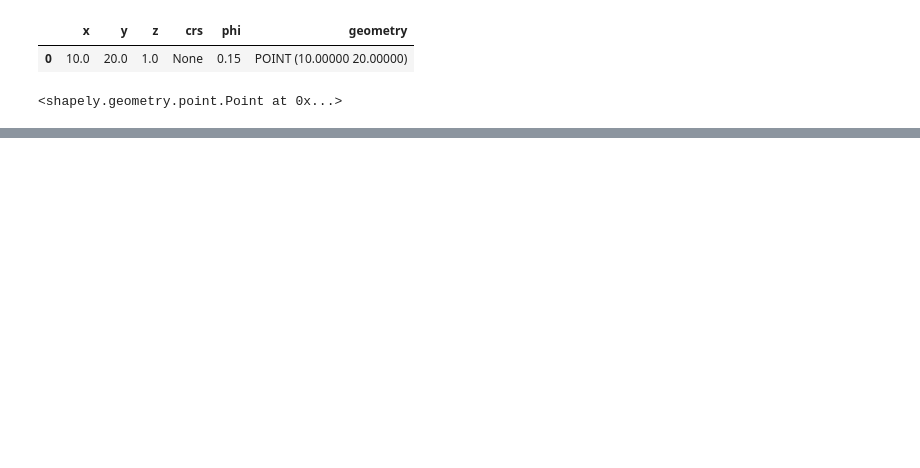
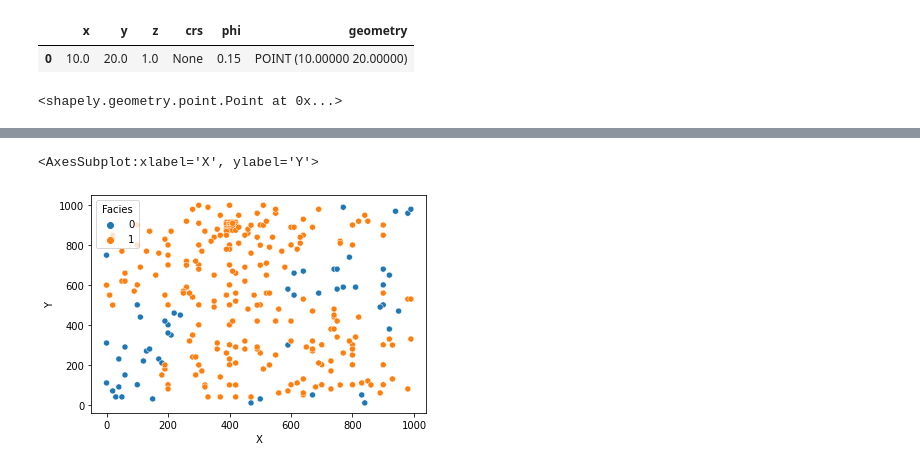
Before and after one commit to scuervo91/volumetricspy, a Jupyter notebook: docs/examples/3-Points/points.ipynb, the cells around one changed output, grey strips where cells are left out. Saved outputs shown, nothing was run; the diff lists cells and outputs as text; code cells hidden in the pictures; blank space fills up the shorter version.

```diff
--- a/docs/examples/3-Points/points.ipynb
+++ b/docs/examples/3-Points/points.ipynb
@@ -13,3 +19,7 @@ p1.df()
 p1.to_shapely()
 # %% [output]
 <shapely.geometry.point.Point at 0x...>
+# %%
+#df = pd.read_csv('sample_data_biased.csv')     # load our data table
+df = pd.read_csv('https://raw.githubusercontent.com/GeostatsGuy/GeoDataSets/master/sample_data_biased.csv')
+df
@@ -15,0 +60,5 @@ p1.to_shapely()
+# %%
+sns.scatterplot(x='X', y='Y', data=df,hue='Facies')
+# %% [output]
+<AxesSubplot:xlabel='X', ylabel='Y'>
+[figure, added]
```
Also changed, not shown: parts of 10 cells of this notebook, 5 other files.
